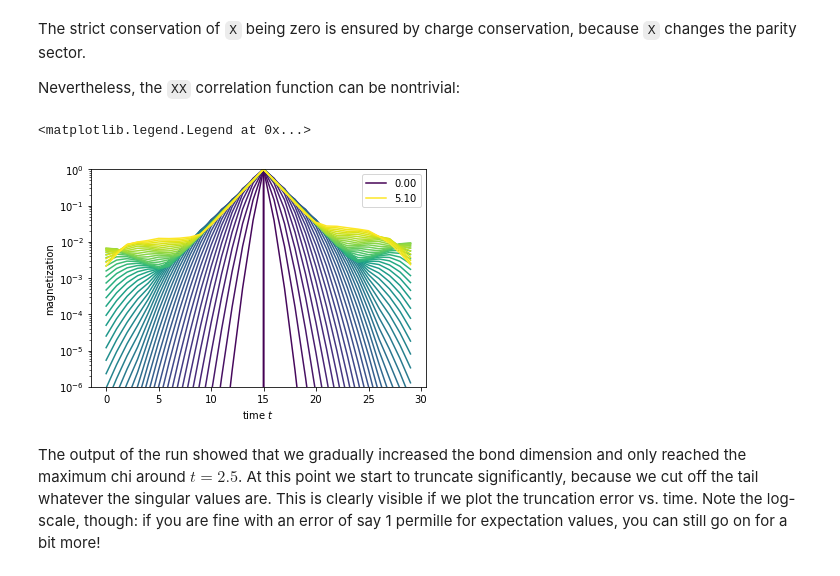
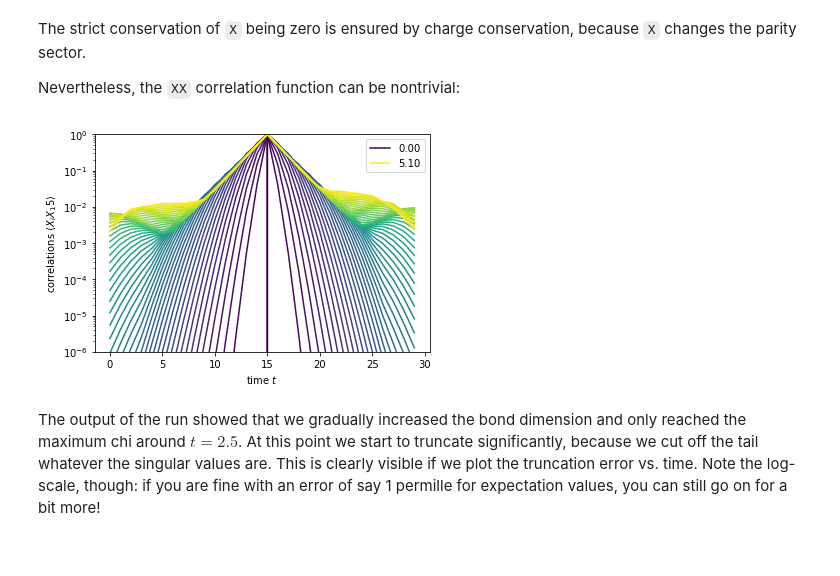
Before and after one commit to tenpy/tenpy_notebooks, a Jupyter notebook: 00_tebd.ipynb, the cells around one changed output. Drawn from its saved outputs; the diff is of its cells as text; code cells hidden in the pictures.

```diff
--- a/00_tebd.ipynb
+++ b/00_tebd.ipynb
@@ -106,23 +106,23 @@ Nevertheless, the `XX` correlation function can be nontrivial:
 # %%
 corrs = np.array(data['corr_XX'])
 tmax = data['t'][-1]
 x = np.arange(L)
 cmap = matplotlib.cm.viridis
 for i, t in list(enumerate(data['t'])):
     if i == 0 or i == len(data['t']) - 1:
         label = '{t:.2f}'.format(t=t)
     else:
         label = None
     plt.plot(x, corrs[i, L//2, :], color=cmap(t/tmax), label=label)
 
-plt.xlabel('time $t$')
-plt.ylabel('magnetization')
+plt.xlabel(r'time $t$')
+plt.ylabel(r'correlations $\langle X_i X_{j:d}\rangle$'.format(j=L//2))
 plt.yscale('log')
 plt.ylim(1.e-6, 1.)
 plt.legend()
+plt.show()
 # %% [output]
-<matplotlib.legend.Legend at 0x...>
-[figure, old version]
+[figure, new version]
 # %% [markdown]
 The output of the run showed that we gradually increased the bond dimension and only reached the maximum chi around $t=2.5$. At this point we start to truncate significantly, because we cut off the tail whatever the singular values are. This is clearly visible if we plot the truncation error vs. time. Note the log-scale, though: if you are fine with an error of say 1 permille for expectation values, you can still go on for a bit more!
 # %%
```
Also changed, not shown: parts of 1 cell of this notebook, 3 other files.
